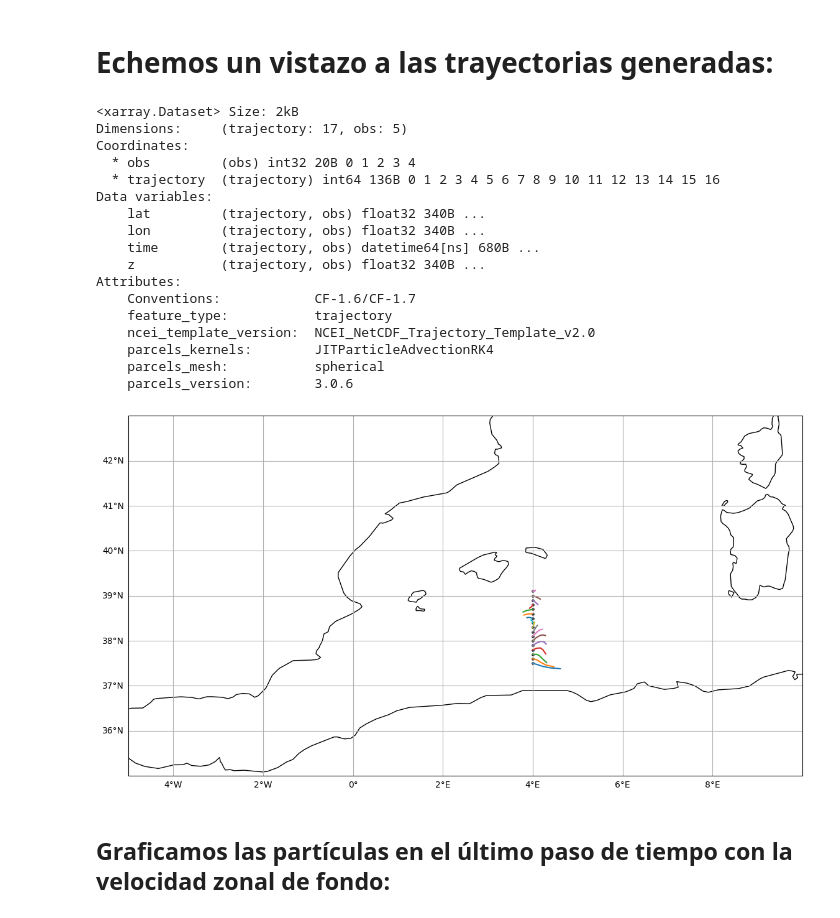
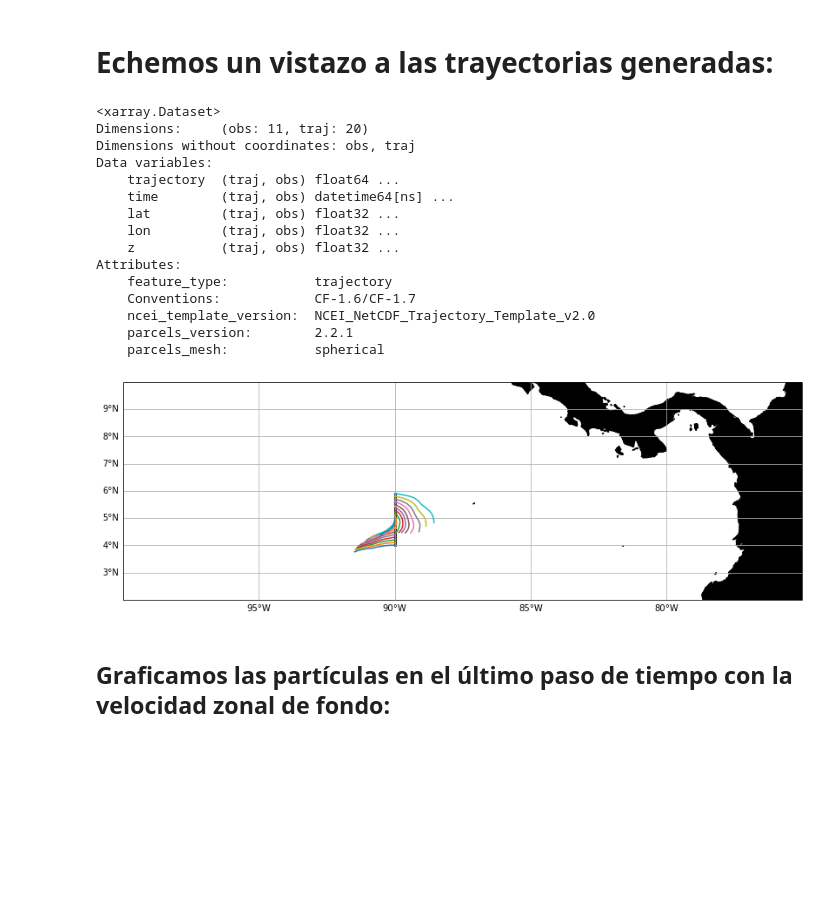
Before and after one commit to Intercoonecta/tutoriales, a Jupyter notebook: miercoles/simulaciones_trayectorias-plasticos/simulaciones_trayectorias-plasticos.ipynb, the cells around one changed output. Cells and saved outputs as stored; diff of their text form; code cells hidden in the pictures; blank space fills up the shorter version.

```diff
--- a/miercoles/simulaciones_trayectorias-plasticos/simulaciones_trayectorias-plasticos.ipynb
+++ b/miercoles/simulaciones_trayectorias-plasticos/simulaciones_trayectorias-plasticos.ipynb
@@ -188,43 +208,42 @@ INFO:parcels.tools.loggers:Output files are stored in lag_simu_pset_A_test01.zar
 # %% [markdown]
 # Echemos un vistazo a las trayectorias generadas:
 # %%
-ds = xr.open_dataset(output_filename)
+ds = xr.open_dataset("lag_simu_pset_A_test01.nc")
 # %%
 ds
 # %% [output]
-<xarray.Dataset> Size: 2kB
-Dimensions:     (trajectory: 17, obs: 5)
-Coordinates:
-  * obs         (obs) int32 20B 0 1 2 3 4
-  * trajectory  (trajectory) int64 136B 0 1 2 3 4 5 6 7 8 9 10 11 12 13 14 15 16
+<xarray.Dataset>
+Dimensions:     (obs: 11, traj: 20)
+Dimensions without coordinates: obs, traj
 Data variables:
-    lat         (trajectory, obs) float32 340B ...
-    lon         (trajectory, obs) float32 340B ...
-    time        (trajectory, obs) datetime64[ns] 680B ...
-    z           (trajectory, obs) float32 340B ...
+    trajectory  (traj, obs) float64 ...
+    time        (traj, obs) datetime64[ns] ...
+    lat         (traj, obs) float32 ...
+    lon         (traj, obs) float32 ...
+    z           (traj, obs) float32 ...
 Attributes:
+    feature_type:           trajectory
     Conventions:            CF-1.6/CF-1.7
-    feature_type:           trajectory
     ncei_template_version:  NCEI_NetCDF_Trajectory_Template_v2.0
-    parcels_kernels:        JITParticleAdvectionRK4
+    parcels_version:        2.2.1
     parcels_mesh:           spherical
-    parcels_version:        3.0.6
 # %%
 plt.figure(figsize=(14,10))
 
 ax1 = plt.subplot(111, projection=ccrs.PlateCarree())
 ax1.coastlines(resolution='50m')
+ax1.add_feature(cartopy.feature.LAND, facecolor='black') # si el codigo tarda mucho, se puede comentar esta línea
 ax1.plot(ds['lon'].T, ds['lat'].T, transform=ccrs.PlateCarree())
 ax1.scatter(ds['lon'][:,0], ds['lat'][:,0], c='k', s=5, transform=ccrs.PlateCarree(), label='Start')
-ax1.set_xlim([-5, 10])
-ax1.set_ylim([35, 43])
+ax1.set_xlim([lon_min, lon_max])
+ax1.set_ylim([lat_min, lat_max])
 gl = ax1.gridlines(crs=ccrs.PlateCarree(), draw_labels=True)
 gl.top_labels = False
 gl.right_labels = False
 gl.xformatter = LONGITUDE_FORMATTER
 gl.yformatter = LATITUDE_FORMATTER
 # %% [output]
-[figure, old version]
+[figure, new version]
 # %% [markdown]
 ## Graficamos las partículas en el último paso de tiempo con la velocidad zonal de fondo:
 # %%
```
Also changed, not shown: parts of 16 cells of this notebook.
